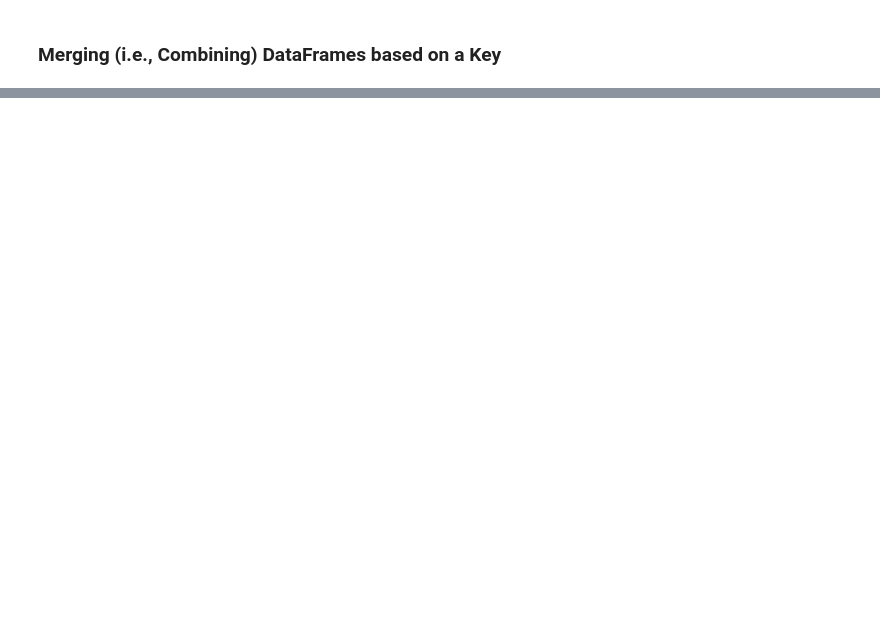
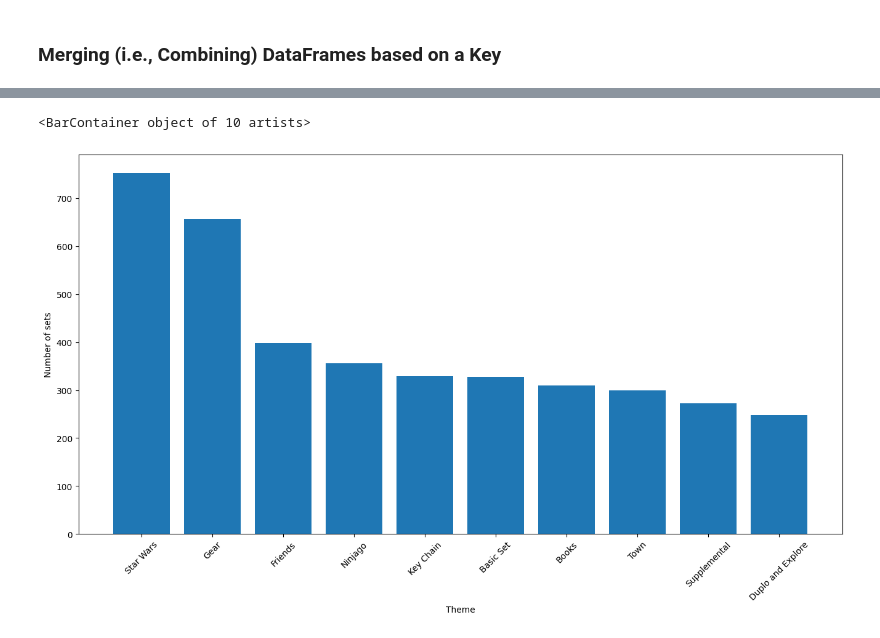
Before and after one commit to Ankush-Gauro/100DayPython, a Jupyter notebook: day74/LEGO Notebook and Data (start)/Lego_Analysis_for_Course_(start).ipynb, the cells around one changed output, grey strips where cells are left out. Cells and saved outputs as stored; diff of their text form; code cells hidden in the pictures; blank space fills up the shorter version.

```diff
--- a/day74/LEGO Notebook and Data (start)/Lego_Analysis_for_Course_(start).ipynb
+++ b/day74/LEGO Notebook and Data (start)/Lego_Analysis_for_Course_(start).ipynb
@@ -198,3 +198,6 @@ plt.scatter(parts_per_set.index[:-2], parts_per_set['avg_num_parts'][:-2])
 ### Number of Sets per LEGO Theme
 # %% [markdown]
 LEGO has licensed many hit franchises from Harry Potter to Marvel Super Heros to many others. But which theme has the largest number of individual sets?
+# %%
+set_theme_count = sets["theme_id"].value_counts()
+set_theme_count.head()
@@ -209,2 +239,5 @@ The themes.csv file has the actual theme names. The sets .csv has <code>theme_id
 # %% [markdown]
 ### Merging (i.e., Combining) DataFrames based on a Key
+# %%
+set_theme_count = pd.DataFrame({'id': set_theme_count.index, 'num_sets': set_theme_count.values})
+set_theme_count.head()
@@ -210,0 +251,3 @@ The themes.csv file has the actual theme names. The sets .csv has <code>theme_id
+# %%
+merged_df = pd.merge(set_theme_count, themes, on='id')
+merged_df.head()
@@ -210,0 +261,9 @@ The themes.csv file has the actual theme names. The sets .csv has <code>theme_id
+# %%
+plt.figure(figsize=(16, 8))
+plt.xticks(rotation=45)
+plt.xlabel('Theme')
+plt.ylabel('Number of sets')
+plt.bar(merged_df['name'][:10], merged_df['num_sets'][:10])
+# %% [output]
+<BarContainer object of 10 artists>
+[figure, added]
```
Also changed, not shown: parts of 6 cells of this notebook.
